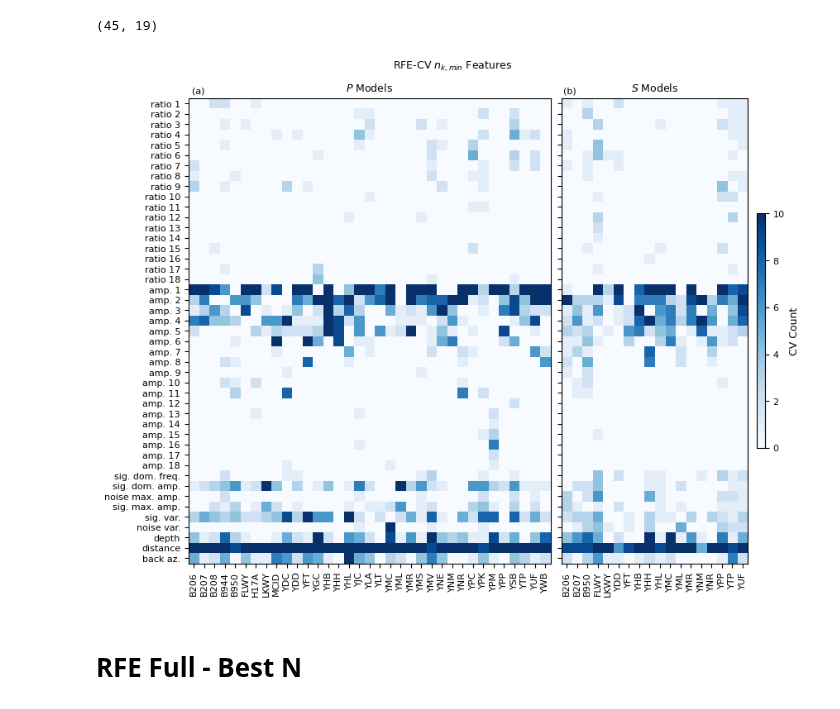
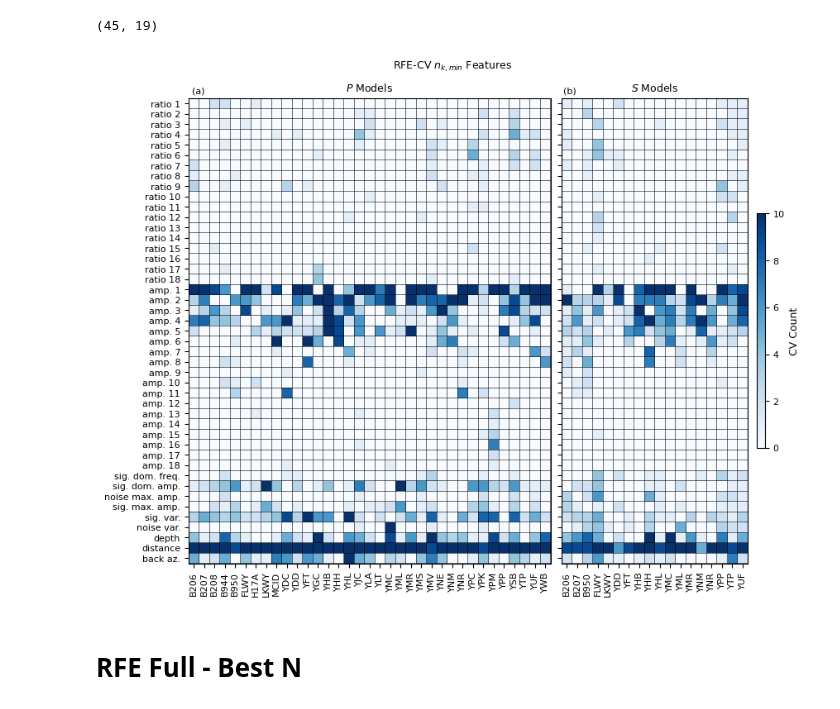
Before and after one commit to armstrong06/featmag, a Jupyter notebook: notebooks_feature_selection/combinePandSFeatureSelectionHeatmaps.ipynb, the cells around one changed output. Cells and saved outputs as stored; diff of their text form; code cells hidden in the pictures.

Commit message:
add lines to heatmaps

```diff
--- a/notebooks_feature_selection/combinePandSFeatureSelectionHeatmaps.ipynb
+++ b/notebooks_feature_selection/combinePandSFeatureSelectionHeatmaps.ipynb
@@ -64,12 +67,14 @@ s_rfecv_oste.shape
 # %%
 plotting.plot_feature_heatmaps_sidebyside(p_rfecv_oste, s_rfecv_oste,
                         colorbarlabel='CV Count',
                         figsize=(8.5, 6.6),
                         fontsize=None,
                         title='RFE-CV $\it{n}_{k,min}$ Features',
-                        savefigname='../figures/feats_heatmaps_RFECV_oste.png')
+                        lines=True,
+                        colormap=cm.Blues,
+                        savefigname='../figures/feats_heatmaps_RFECV_oste_lines.png')
 # %% [output]
-[figure, old version]
+[figure, new version]
 # %% [markdown]
 # RFE Full - Best N
 # %%
```
Also changed, not shown: parts of 5 cells of this notebook, 6 other files.
